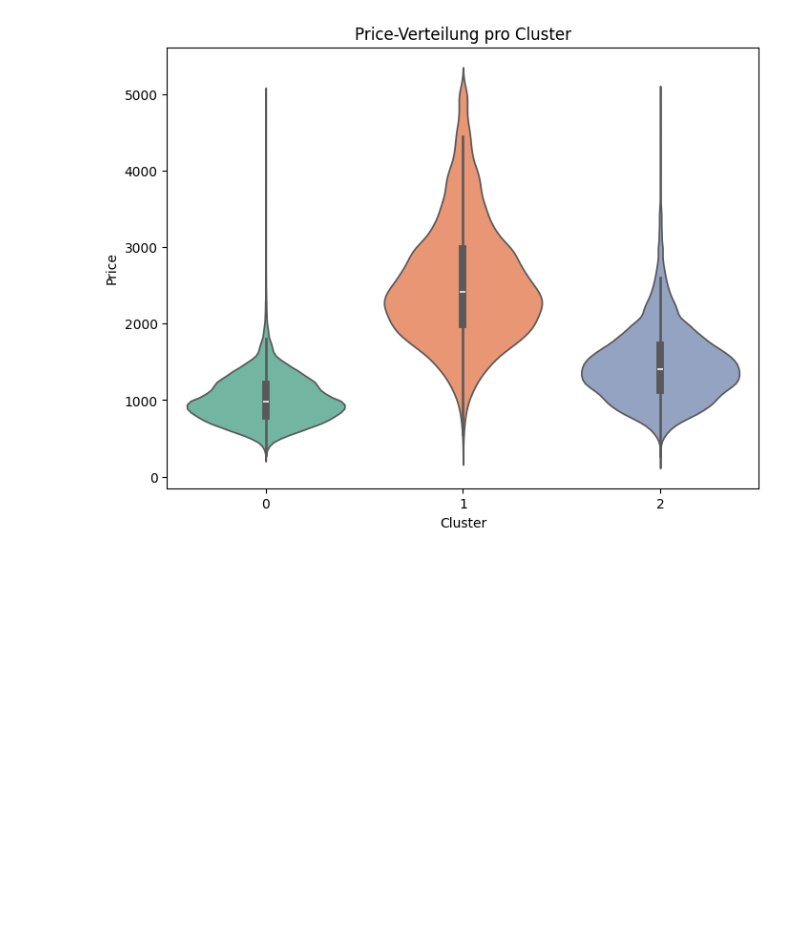
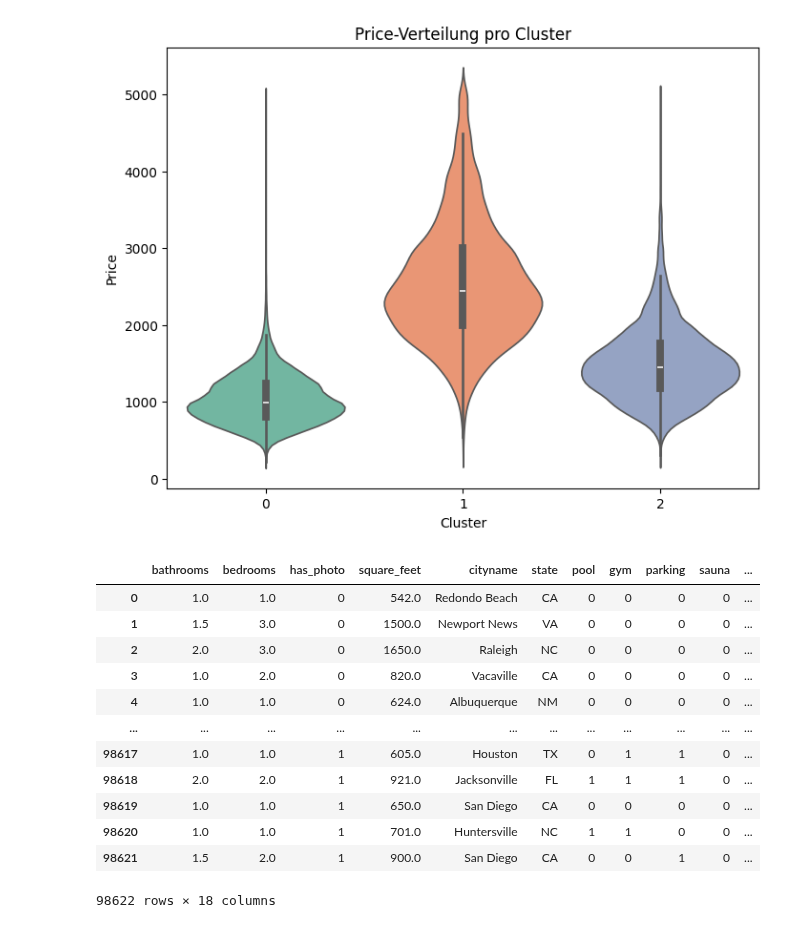
Before and after one commit to FelixFritz02/DataProject-WS-25-26, a Jupyter notebook: ClusterRegressor.ipynb, the cells around one changed output. Saved outputs shown, nothing was run; the diff lists cells and outputs as text; code cells hidden in the pictures; blank space fills up the shorter version.

```diff
--- a/ClusterRegressor.ipynb
+++ b/ClusterRegressor.ipynb
@@ -320,3 +328,19 @@ Passing `palette` without assigning `hue` is deprecated and will be removed in v
 
   sns.violinplot(x="cluster", y="price", data=df_plot, palette="Set2")
 [figure]
+# %%
+X
+# %% [output]
+|  | bathrooms | bedrooms | has_photo | square_feet | cityname | state | pool | gym | parking | sauna | ... |
+| 0 | 1.0 | 1.0 | 0 | 542.0 | Redondo Beach | CA | 0 | 0 | 0 | 0 | ... |
+| 1 | 1.5 | 3.0 | 0 | 1500.0 | Newport News | VA | 0 | 0 | 0 | 0 | ... |
+| 2 | 2.0 | 3.0 | 0 | 1650.0 | Raleigh | NC | 0 | 0 | 0 | 0 | ... |
+| 3 | 1.0 | 2.0 | 0 | 820.0 | Vacaville | CA | 0 | 0 | 0 | 0 | ... |
+| 4 | 1.0 | 1.0 | 0 | 624.0 | Albuquerque | NM | 0 | 0 | 0 | 0 | ... |
+| ... | ... | ... | ... | ... | ... | ... | ... | ... | ... | ... | ... |
+| 98617 | 1.0 | 1.0 | 1 | 605.0 | Houston | TX | 0 | 1 | 1 | 0 | ... |
+| 98618 | 2.0 | 2.0 | 1 | 921.0 | Jacksonville | FL | 1 | 1 | 1 | 0 | ... |
+| 98619 | 1.0 | 1.0 | 1 | 650.0 | San Diego | CA | 0 | 0 | 0 | 0 | ... |
+| 98620 | 1.0 | 1.0 | 1 | 701.0 | Huntersville | NC | 1 | 1 | 0 | 0 | ... |
+| 98621 | 1.5 | 2.0 | 1 | 900.0 | San Diego | CA | 0 | 0 | 1 | 0 | ... |
+98622 rows × 18 columns
```
Also changed, not shown: parts of 5 cells of this notebook, 10 other files.
